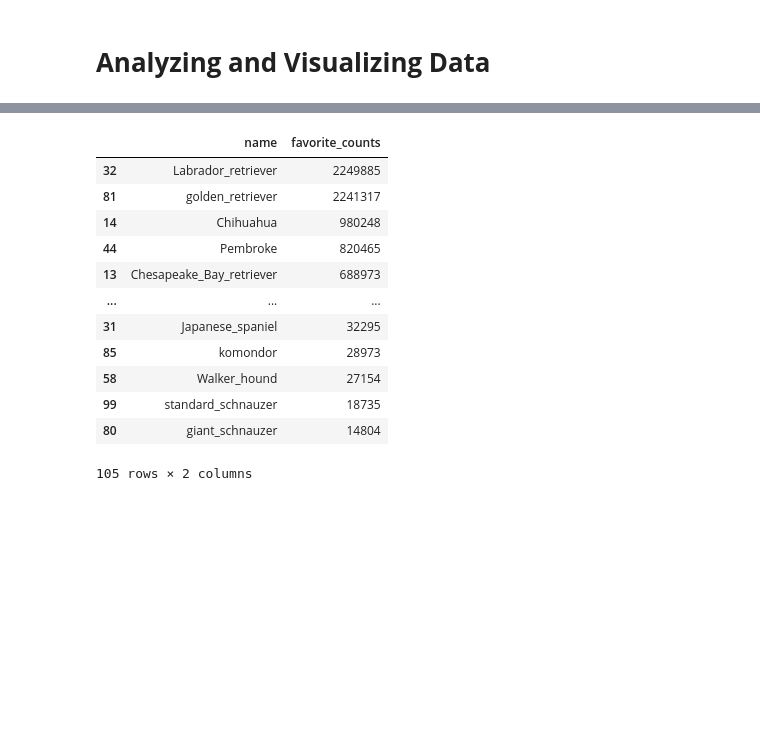
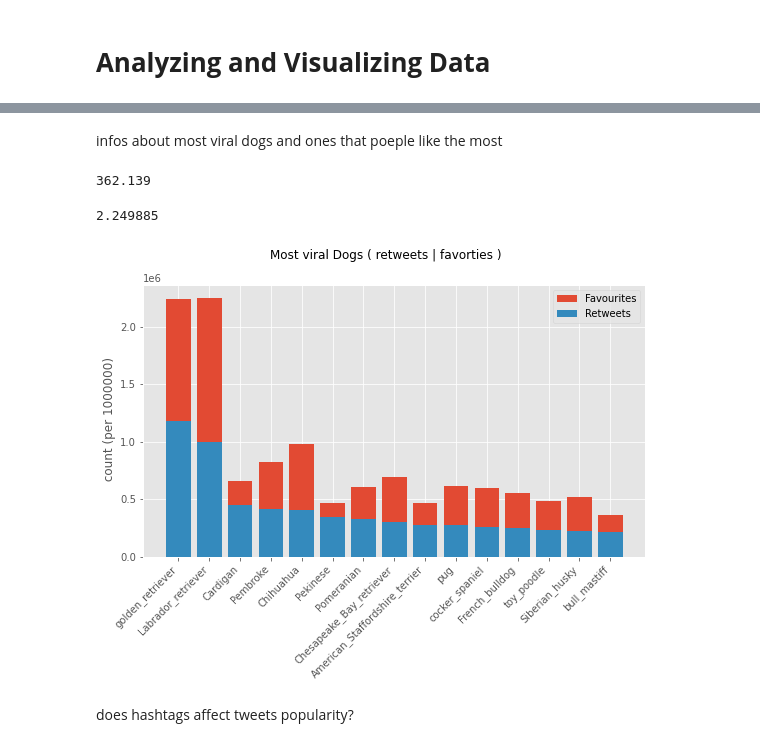
Before and after one commit to mmedhat2/Projects, a Jupyter notebook: Data-Analysis/Twitter-dataset-analysis/twittercode.ipynb, the cells around one changed output, grey strips where cells are left out. Cells and saved outputs as stored; diff of their text form; code cells hidden in the pictures; blank space fills up the shorter version.

```diff
--- a/Data-Analysis/Twitter-dataset-analysis/twittercode.ipynb
+++ b/Data-Analysis/Twitter-dataset-analysis/twittercode.ipynb
@@ -458,24 +432,51 @@ Dogscountdf
+# %% [markdown]
+infos about most viral dogs and ones that poeple like the most
+# %%
+x['favorites_count'].min()/1000
+# %% [output]
+362.139
 # %%
-DogsInfos1 = pd.DataFrame(newdf2.groupby('p1')['favorite_count'].sum()).reset_index().rename(columns={'p1':'name'})
-DogsInfos2 = pd.DataFrame(newdf2.groupby('p2')['favorite_count'].sum()).reset_index().rename(columns={'p2':'name'})
-DogsInfos3 = pd.DataFrame(newdf2.groupby('p3')['favorite_count'].sum()).reset_index().rename(columns={'p3':'name'})
 
-DogsInfos = pd.merge(DogsInfos1,DogsInfos2,on='name')
-DogsInfossss = pd.merge(DogsInfosss,DogsInfos3,on='name')
-DogsInfossss['favorite_counts'] = DogsInfossss[['favorite_count_x','favorite_count_y','favorite_count']].sum(1)
-DogsInfossss.drop(columns=['favorite_count_x','favorite_count_y','favorite_count'],inplace=True)
-DogsInfossss.sort_values(by='favorite_counts',ascending=False)
+#count for favourite for each dog
+Dogsfav1 = pd.DataFrame(newdf2.groupby('p1')['favorite_count'].sum()).reset_index().rename(columns={'p1':'name'})
+Dogsfav2 = pd.DataFrame(newdf2.groupby('p2')['favorite_count'].sum()).reset_index().rename(columns={'p2':'name'})
+Dogsfav3 = pd.DataFrame(newdf2.groupby('p3')['favorite_count'].sum()).reset_index().rename(columns={'p3':'name'})
+
+Dogsfavs = pd.merge(Dogsfav1,Dogsfav2,on='name')
+Dogsfavourites = pd.merge(Dogsfavs,Dogsfav3,on='name')
+Dogsfavourites['favorites_count'] = Dogsfavourites[['favorite_count_x','favorite_count_y','favorite_count']].sum(1)
+Dogsfavourites.sort_values(by='favorites_count',ascending=False)
+
+
+#count of retweets for each dog
+Dogsretweet1 = pd.DataFrame(newdf2.groupby('p1')['retweet_count'].sum()).reset_index().rename(columns={'p1':'name'})
+Dogsretweet2 = pd.DataFrame(newdf2.groupby('p2')['retweet_count'].sum()).reset_index().rename(columns={'p2':'name'})
+Dogsretweet3 = pd.DataFrame(newdf2.groupby('p3')['retweet_count'].sum()).reset_index().rename(columns={'p3':'name'})
+
+DogsRetweets1 = pd.merge(Dogsretweet1,Dogsretweet2,on='name')
+DogsRetweetsfinal = pd.merge(DogsRetweets1,Dogsretweet2,on='name')
+DogsRetweetsfinal['retweets_count'] = DogsRetweetsfinal[['retweet_count_x','retweet_count_y','retweet_count']].sum(1)
+
+
+#merging the two dataframes
+
+DogsInfos = pd.merge(DogsRetweetsfinal,Dogsfavourites,on='name')
+DogsInfos.drop(columns=['retweet_count_x','retweet_count_y','retweet_count'
+                               ,'favorite_count_x','favorite_count_y','favorite_count'],inplace=True)
+DogsInfos = DogsInfos.sort_values(by=['retweets_count','favorites_count'],ascending=[False,False])
-# %% [output]
-|  | name | favorite_counts |
-| 32 | Labrador_retriever | 2249885 |
-| 81 | golden_retriever | 2241317 |
-| 14 | Chihuahua | 980248 |
-| 44 | Pembroke | 820465 |
-| 13 | Chesapeake_Bay_retriever | 688973 |
-| ... | ... | ... |
-| 31 | Japanese_spaniel | 32295 |
-| 85 | komondor | 28973 |
-| 58 | Walker_hound | 27154 |
-| 99 | standard_schnauzer | 18735 |
-| 80 | giant_schnauzer | 14804 |
-105 rows × 2 columns
+# %%
+x['favorites_count'].max()/1000000
+# %% [output]
+2.249885
+# %%
+fig = plt.figure(figsize=(9, 5))
+ax1 = plt.bar(x['name'],x['favorites_count'],label='Favourites')
+ax2 = plt.bar(x['name'],x['retweets_count'],label='Retweets')
+plt.legend()
+ticks = plt.xticks(rotation = 45,ha='right')
+title = fig.suptitle("Most viral Dogs ( retweets | favorties )")
+ylabel=plt.ylabel(' count (per 1000000)')
+# %% [output]
+[figure, added]
+# %% [markdown]
+does hashtags affect tweets popularity?
```
Also changed, not shown: parts of 9 cells of this notebook.
